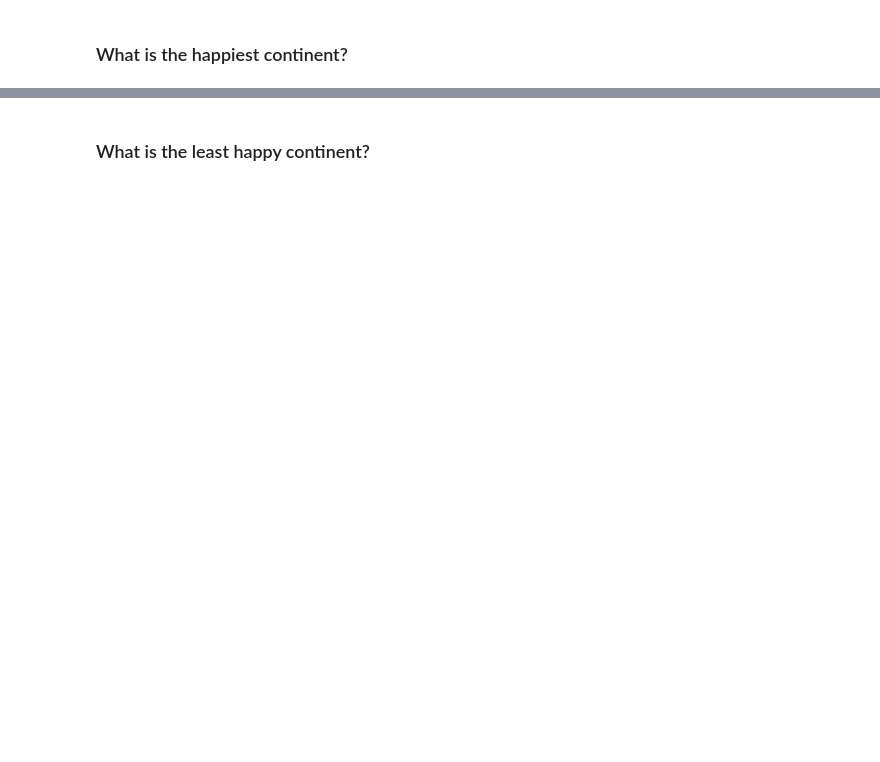
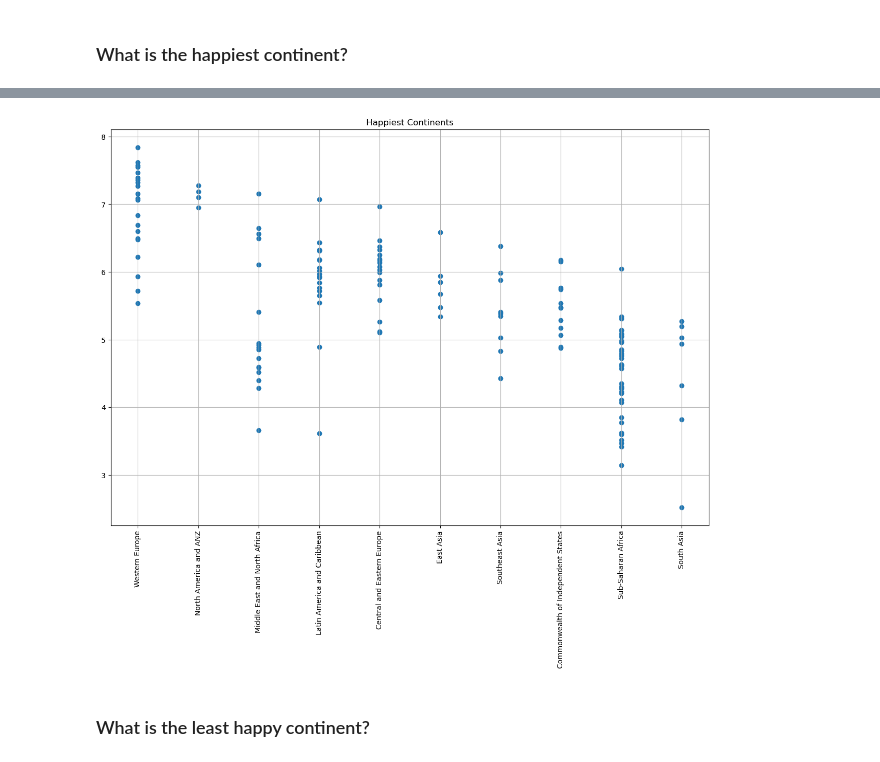
Before and after one commit to Leo-SLC/Project_1, a Jupyter notebook: HappinessResearch.ipynb, the cells around one changed output, grey strips where cells are left out. Saved outputs shown, nothing was run; the diff lists cells and outputs as text; code cells hidden in the pictures; blank space fills up the shorter version.

```diff
--- a/HappinessResearch.ipynb
+++ b/HappinessResearch.ipynb
@@ -124,0 +150,13 @@ plt.savefig('Output_figs/Happiness_graph.png')
+# %%
+# Code Happiest Continent
+happiest_continent = happiness_data_2021.copy()
+happiest_continent_df = pd.DataFrame(happiest_continent)
+happiest_continent_clean_df = happiest_continent_df.iloc[:,[0,2]].copy()
+happiest = happiest_continent_df.loc[happiest_continent_df["Ladder score"].idxmax()]
+happiest = happiest['Regional indicator']
+print(f" The happiest continent in the world is {happiest}")
+happiest_continent_clean_df.head()
+
+
+list_ten_RegionalIndicator = happiness_data_2021.sort_values(by = 'Ladder score')
+list_ten_RegionalIndicator.head(10)
@@ -125,2 +176,14 @@ plt.savefig('Output_figs/Happiness_graph.png')
+# %%
+#Graph of least happy continents
+plt.scatter(happiest_continent_df['Regional indicator'],happiest_continent_df['Ladder score'])
+
+dpi=(30,15)
+plt.title("Happiest Continents")
+plt.xticks(rotation=90)
+plt.grid()
+
+plt.show()
+# %% [output]
+[figure, added]
 # %% [markdown]
 ### What is the least happy continent?
```
Also changed, not shown: parts of 41 cells of this notebook, 1 other file.
